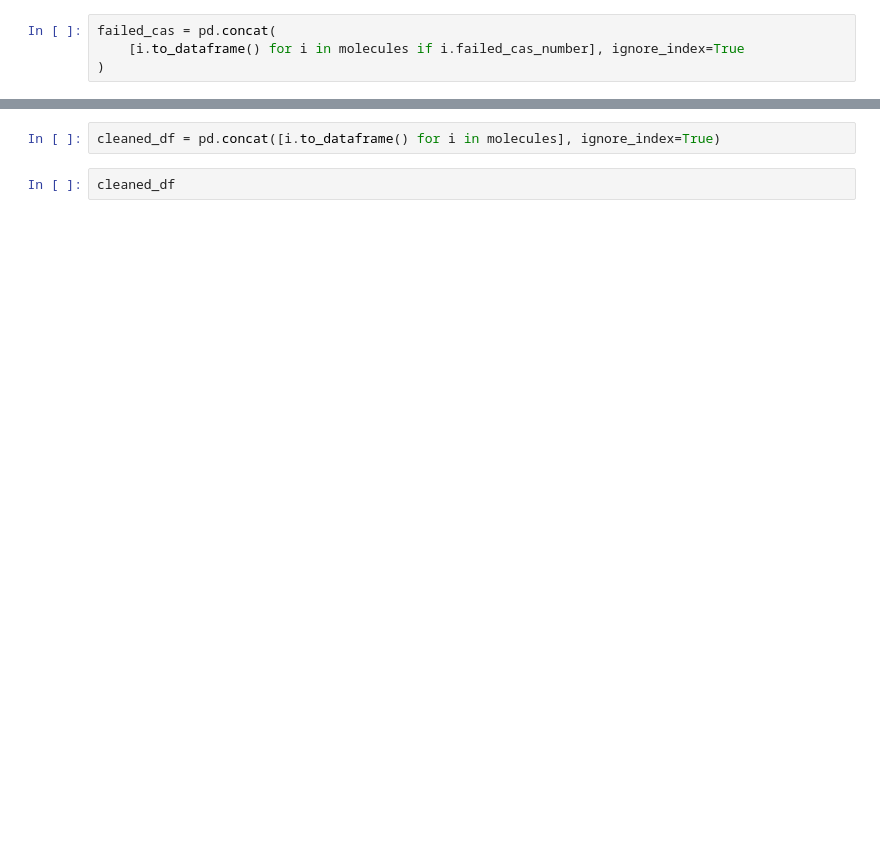
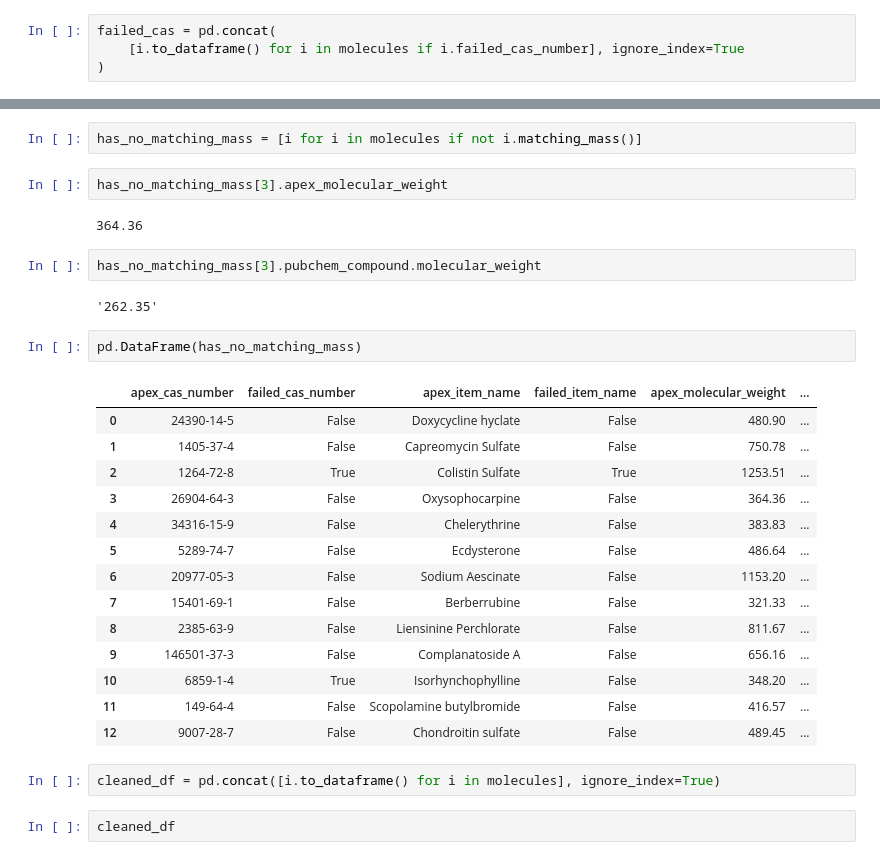
Before and after one commit to commons-research/apex_bio_data_cleaning, a Jupyter notebook: oop.ipynb, the cells around one changed output, grey strips where cells are left out. Cells and saved outputs as stored; diff of their text form; blank space fills up the shorter version.

```diff
--- a/oop.ipynb
+++ b/oop.ipynb
@@ -82,3 +120,30 @@ molecules[1].super_parent_mol
+# %%
+has_no_matching_mass = [i for i in molecules if not i.matching_mass()]
+# %%
+has_no_matching_mass[3].apex_molecular_weight
+# %% [output]
+364.36
+# %%
+has_no_matching_mass[3].pubchem_compound.molecular_weight
+# %% [output]
+'262.35'
+# %%
+pd.DataFrame(has_no_matching_mass)
+# %% [output]
+|  | apex_cas_number | failed_cas_number | apex_item_name | failed_item_name | apex_molecular_weight | ... |
+| 0 | 24390-14-5 | False | Doxycycline hyclate | False | 480.90 | ... |
+| 1 | 1405-37-4 | False | Capreomycin Sulfate | False | 750.78 | ... |
+| 2 | 1264-72-8 | True | Colistin Sulfate | True | 1253.51 | ... |
+| 3 | 26904-64-3 | False | Oxysophocarpine | False | 364.36 | ... |
+| 4 | 34316-15-9 | False | Chelerythrine | False | 383.83 | ... |
+| 5 | 5289-74-7 | False | Ecdysterone | False | 486.64 | ... |
+| 6 | 20977-05-3 | False | Sodium Aescinate | False | 1153.20 | ... |
+| 7 | 15401-69-1 | False | Berberrubine | False | 321.33 | ... |
+| 8 | 2385-63-9 | False | Liensinine Perchlorate | False | 811.67 | ... |
+| 9 | 146501-37-3 | False | Complanatoside A | False | 656.16 | ... |
+| 10 | 6859-1-4 | True | Isorhynchophylline | False | 348.20 | ... |
+| 11 | 149-64-4 | False | Scopolamine butylbromide | False | 416.57 | ... |
+| 12 | 9007-28-7 | False | Chondroitin sulfate | False | 489.45 | ... |
 # %%
 cleaned_df = pd.concat([i.to_dataframe() for i in molecules], ignore_index=True)
 # %%
```
Also changed, not shown: parts of 9 cells of this notebook, 5 other files.
